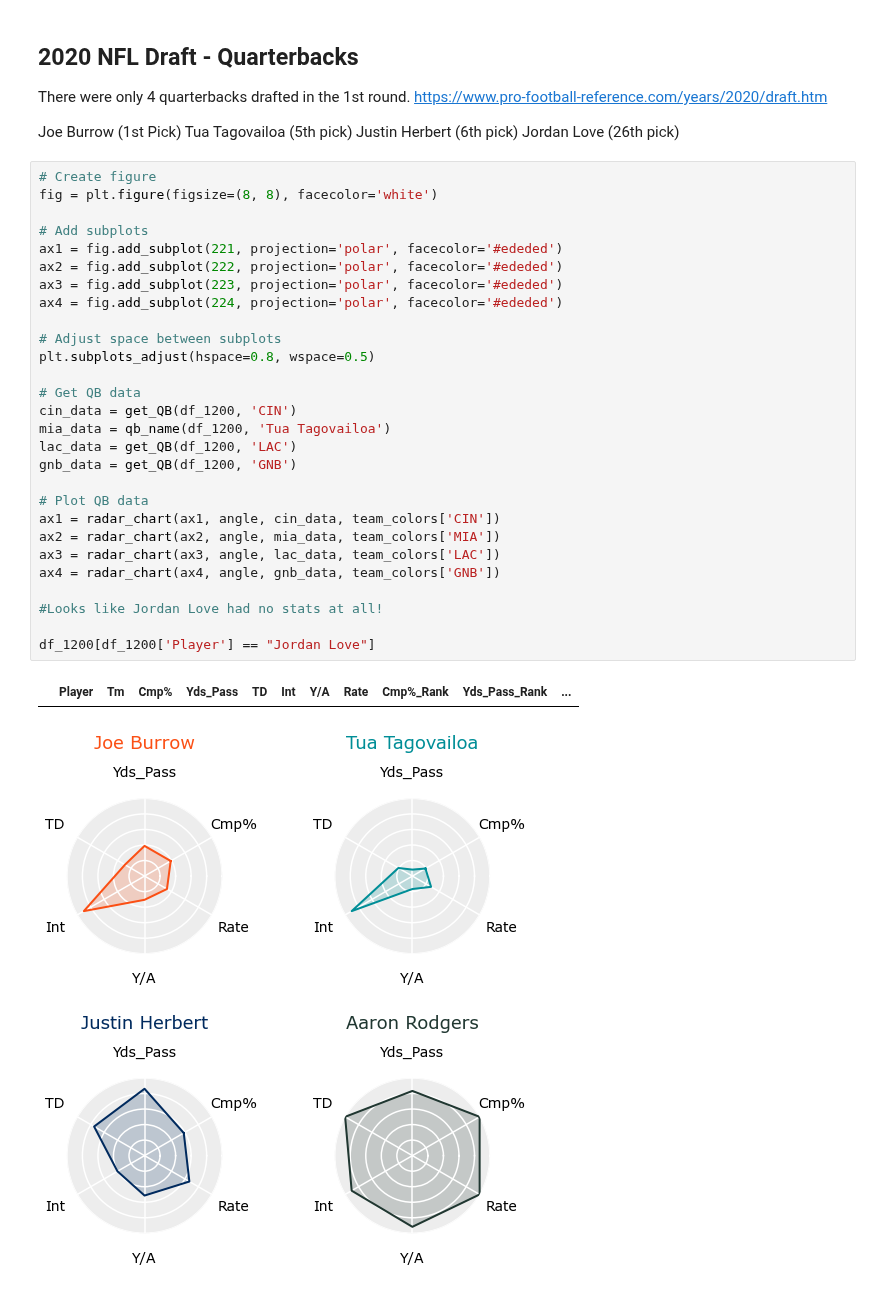
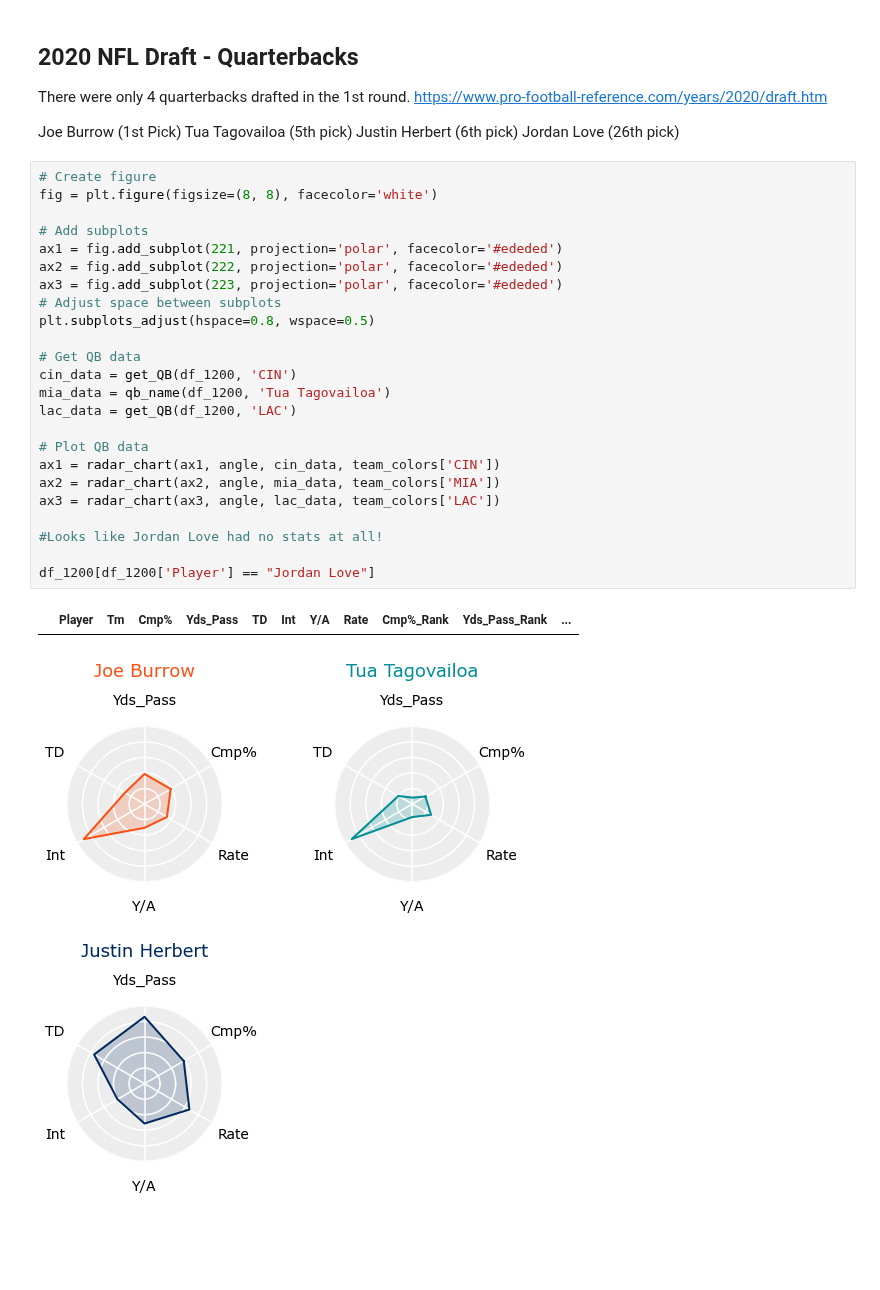
Before and after one commit to aclao89/NFL_Stats, a Jupyter notebook: NFL QB Passing.ipynb, the cells around one changed output. Saved outputs shown, nothing was run; the diff lists cells and outputs as text; blank space fills up the shorter version.

```diff
--- a/NFL QB Passing.ipynb
+++ b/NFL QB Passing.ipynb
@@ -609,31 +614,27 @@ Jordan Love (26th pick)
 # %%
 # Create figure
 fig = plt.figure(figsize=(8, 8), facecolor='white')
 
 # Add subplots
 ax1 = fig.add_subplot(221, projection='polar', facecolor='#ededed')
 ax2 = fig.add_subplot(222, projection='polar', facecolor='#ededed')
 ax3 = fig.add_subplot(223, projection='polar', facecolor='#ededed')
-ax4 = fig.add_subplot(224, projection='polar', facecolor='#ededed')
-
 # Adjust space between subplots
 plt.subplots_adjust(hspace=0.8, wspace=0.5)
 
 # Get QB data
 cin_data = get_QB(df_1200, 'CIN')
 mia_data = qb_name(df_1200, 'Tua Tagovailoa')
 lac_data = get_QB(df_1200, 'LAC')
-gnb_data = get_QB(df_1200, 'GNB')
 
 # Plot QB data
 ax1 = radar_chart(ax1, angle, cin_data, team_colors['CIN'])
 ax2 = radar_chart(ax2, angle, mia_data, team_colors['MIA'])
 ax3 = radar_chart(ax3, angle, lac_data, team_colors['LAC'])
-ax4 = radar_chart(ax4, angle, gnb_data, team_colors['GNB'])
 
 #Looks like Jordan Love had no stats at all!
 
 df_1200[df_1200['Player'] == "Jordan Love"]
 # %% [output]
 |  | Player | Tm | Cmp% | Yds_Pass | TD | Int | Y/A | Rate | Cmp%_Rank | Yds_Pass_Rank | ... |
-[figure, old version]
+[figure, new version]
```
Also changed, not shown: parts of 6 cells of this notebook.
